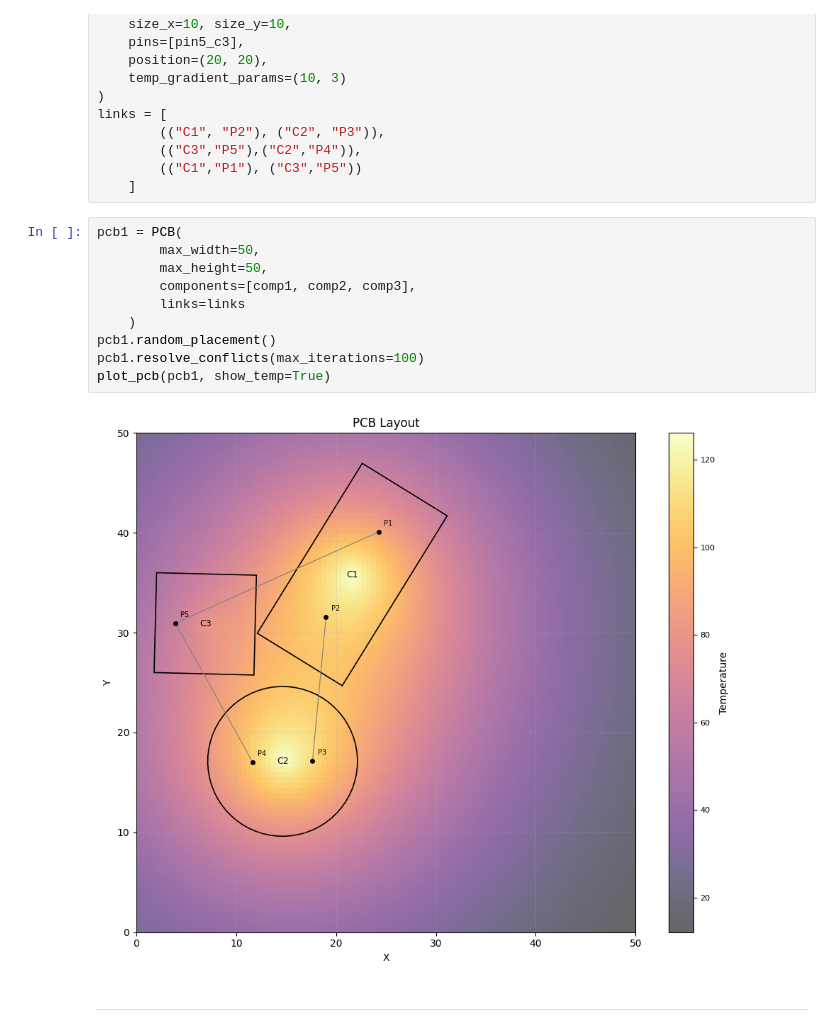
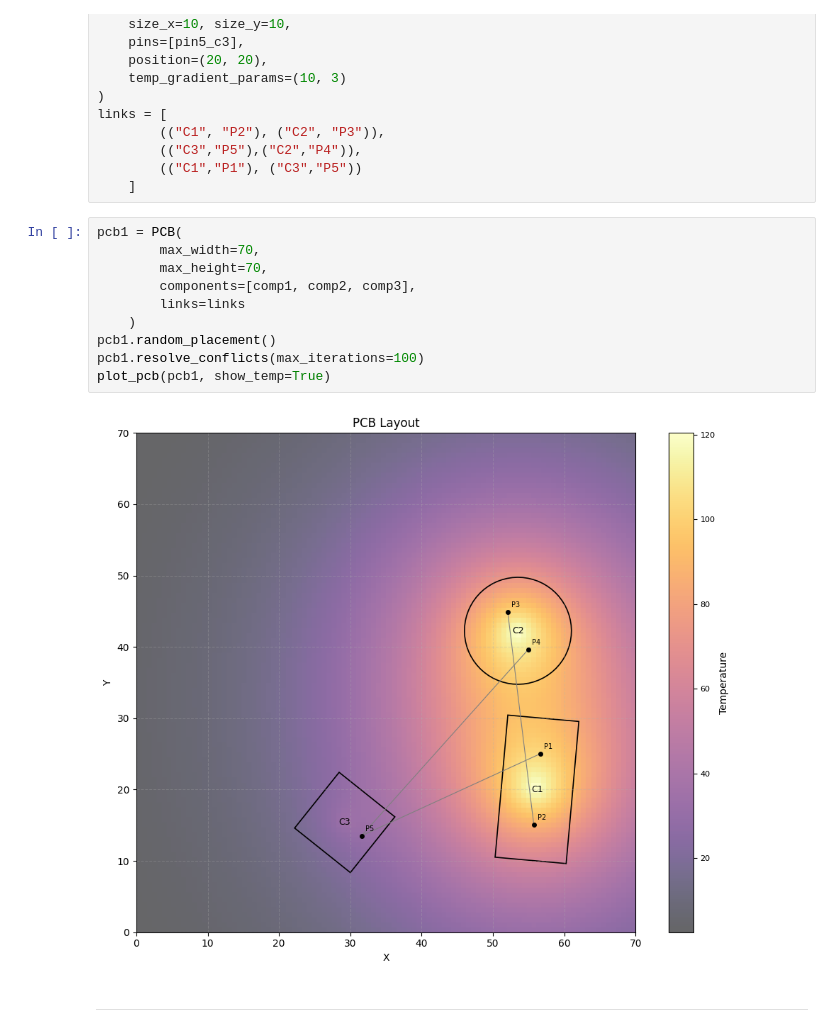
Before and after one commit to LorenzoTonet/PCB_Layout_Optimization, a Jupyter notebook: Test_notebook.ipynb, the cells around one changed output. Cells and saved outputs as stored; diff of their text form.

```diff
--- a/Test_notebook.ipynb
+++ b/Test_notebook.ipynb
@@ -53,16 +53,16 @@ links = [
     ]
 # %%
 pcb1 = PCB(
-        max_width=50,
-        max_height=50,
+        max_width=70,
+        max_height=70,
         components=[comp1, comp2, comp3],
         links=links
     )
 pcb1.random_placement()
 pcb1.resolve_conflicts(max_iterations=100)
 plot_pcb(pcb1, show_temp=True)
 # %% [output]
-[figure, old version]
+[figure, new version]
 # %% [markdown]
 ---
 # %% [markdown]
```
Also changed, not shown: parts of 3 cells of this notebook, 3 other files.
